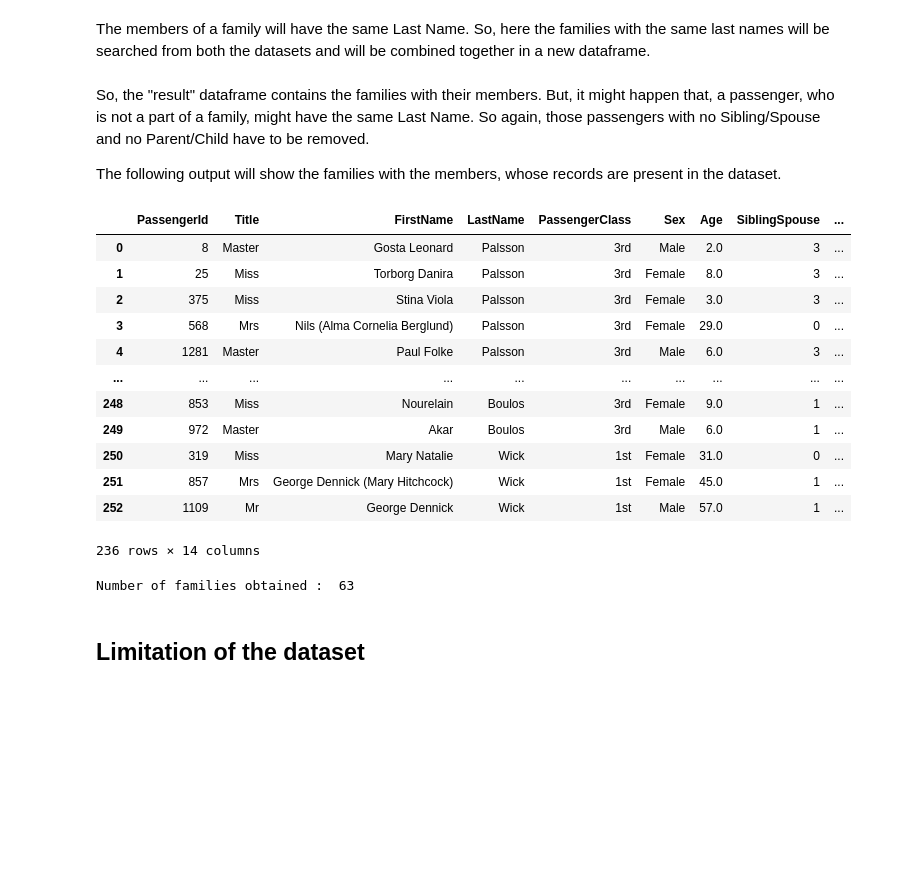
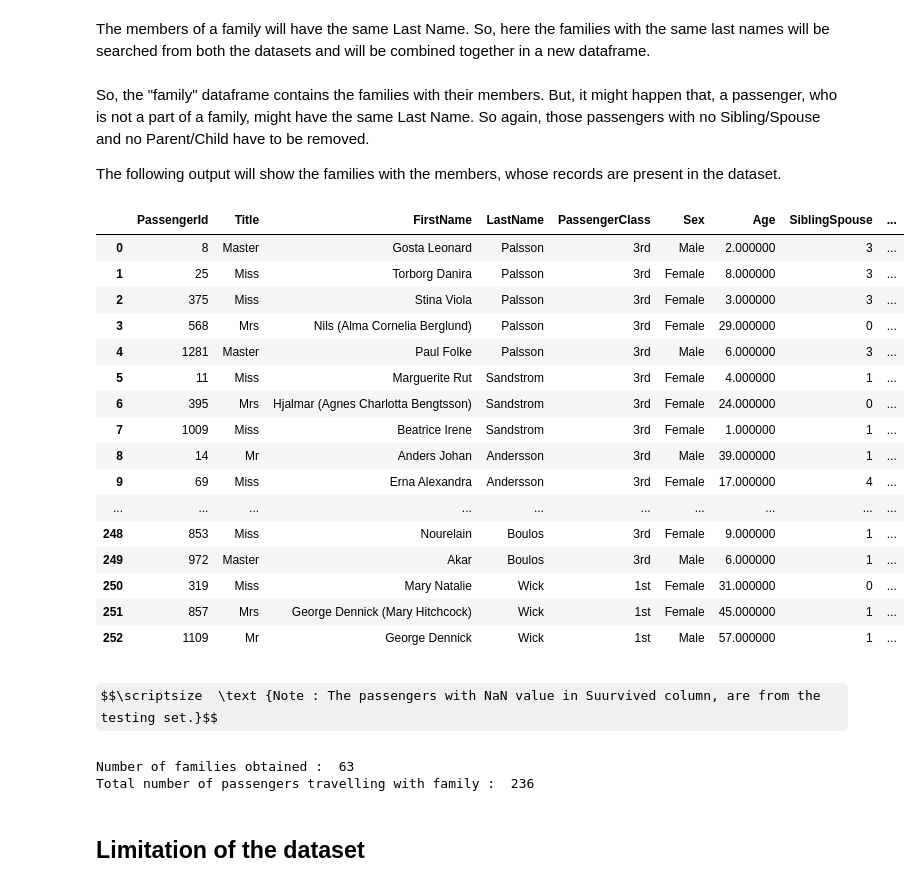
Before and after one commit to Adi-ds/Titanic_Kaggle, a Jupyter notebook: Titanic_EDA_Visualizations.ipynb, the cells around one changed output. Cells and saved outputs as stored; diff of their text form; code cells hidden in the pictures; some formulas as TeX source; blank space fills up the shorter version.

```diff
--- a/Titanic_EDA_Visualizations.ipynb
+++ b/Titanic_EDA_Visualizations.ipynb
@@ -2239,31 +2246,40 @@ for last in df["LastName"][df["SiblingSpouse"] != 0][df["ParentChild"] != 0].uni
     df2Fam = df2[df2["LastName"] == last]
     family = pd.concat([family, dfFam, df2Fam])
 # %% [markdown]
-So, the "result" dataframe contains the families with their members. But, it might happen that, a passenger, who is not a part of a family, might have the same Last Name. So again, those passengers with no Sibling/Spouse and no Parent/Child have to be removed.
+So, the "family" dataframe contains the families with their members. But, it might happen that, a passenger, who is not a part of a family, might have the same Last Name. So again, those passengers with no Sibling/Spouse and no Parent/Child have to be removed.
 
 The following output will show the families with the members, whose records are present in the dataset.
 # %%
+pd.set_option("display.max_rows", family.shape[0])
 family.reset_index(inplace=True)
 family = family[-((family["ParentChild"] == 0) & (family["SiblingSpouse"] == 0))]
 family.drop(columns = ["index"])
 # %% [output]
 |  | PassengerId | Title | FirstName | LastName | PassengerClass | Sex | Age | SiblingSpouse | ... |
-| 0 | 8 | Master | Gosta Leonard | Palsson | 3rd | Male | 2.0 | 3 | ... |
-| 1 | 25 | Miss | Torborg Danira | Palsson | 3rd | Female | 8.0 | 3 | ... |
-| 2 | 375 | Miss | Stina Viola | Palsson | 3rd | Female | 3.0 | 3 | ... |
-| 3 | 568 | Mrs | Nils (Alma Cornelia Berglund) | Palsson | 3rd | Female | 29.0 | 0 | ... |
-| 4 | 1281 | Master | Paul Folke | Palsson | 3rd | Male | 6.0 | 3 | ... |
+| 0 | 8 | Master | Gosta Leonard | Palsson | 3rd | Male | 2.000000 | 3 | ... |
+| 1 | 25 | Miss | Torborg Danira | Palsson | 3rd | Female | 8.000000 | 3 | ... |
+| 2 | 375 | Miss | Stina Viola | Palsson | 3rd | Female | 3.000000 | 3 | ... |
+| 3 | 568 | Mrs | Nils (Alma Cornelia Berglund) | Palsson | 3rd | Female | 29.000000 | 0 | ... |
+| 4 | 1281 | Master | Paul Folke | Palsson | 3rd | Male | 6.000000 | 3 | ... |
+| 5 | 11 | Miss | Marguerite Rut | Sandstrom | 3rd | Female | 4.000000 | 1 | ... |
+| 6 | 395 | Mrs | Hjalmar (Agnes Charlotta Bengtsson) | Sandstrom | 3rd | Female | 24.000000 | 0 | ... |
+| 7 | 1009 | Miss | Beatrice Irene | Sandstrom | 3rd | Female | 1.000000 | 1 | ... |
+| 8 | 14 | Mr | Anders Johan | Andersson | 3rd | Male | 39.000000 | 1 | ... |
+| 9 | 69 | Miss | Erna Alexandra | Andersson | 3rd | Female | 17.000000 | 4 | ... |
 | ... | ... | ... | ... | ... | ... | ... | ... | ... | ... |
-| 248 | 853 | Miss | Nourelain | Boulos | 3rd | Female | 9.0 | 1 | ... |
-| 249 | 972 | Master | Akar | Boulos | 3rd | Male | 6.0 | 1 | ... |
-| 250 | 319 | Miss | Mary Natalie | Wick | 1st | Female | 31.0 | 0 | ... |
-| 251 | 857 | Mrs | George Dennick (Mary Hitchcock) | Wick | 1st | Female | 45.0 | 1 | ... |
-| 252 | 1109 | Mr | George Dennick | Wick | 1st | Male | 57.0 | 1 | ... |
+| 248 | 853 | Miss | Nourelain | Boulos | 3rd | Female | 9.000000 | 1 | ... |
+| 249 | 972 | Master | Akar | Boulos | 3rd | Male | 6.000000 | 1 | ... |
+| 250 | 319 | Miss | Mary Natalie | Wick | 1st | Female | 31.000000 | 0 | ... |
+| 251 | 857 | Mrs | George Dennick (Mary Hitchcock) | Wick | 1st | Female | 45.000000 | 1 | ... |
+| 252 | 1109 | Mr | George Dennick | Wick | 1st | Male | 57.000000 | 1 | ... |
-236 rows × 14 columns
+# %% [markdown]
+$$\scriptsize  \text {Note : The passengers with NaN value in Suurvived column, are from the testing set.}$$
 # %%
 print("Number of families obtained : ", family["LastName"].nunique())
+print("Total number of passengers travelling with family : ", family.shape[0])
 # %% [output]
 Number of families obtained :  63
+Total number of passengers travelling with family :  236
 # %% [markdown]
 ## Limitation of the dataset
 # %% [markdown]
```
Also changed, not shown: parts of 2 cells of this notebook.
